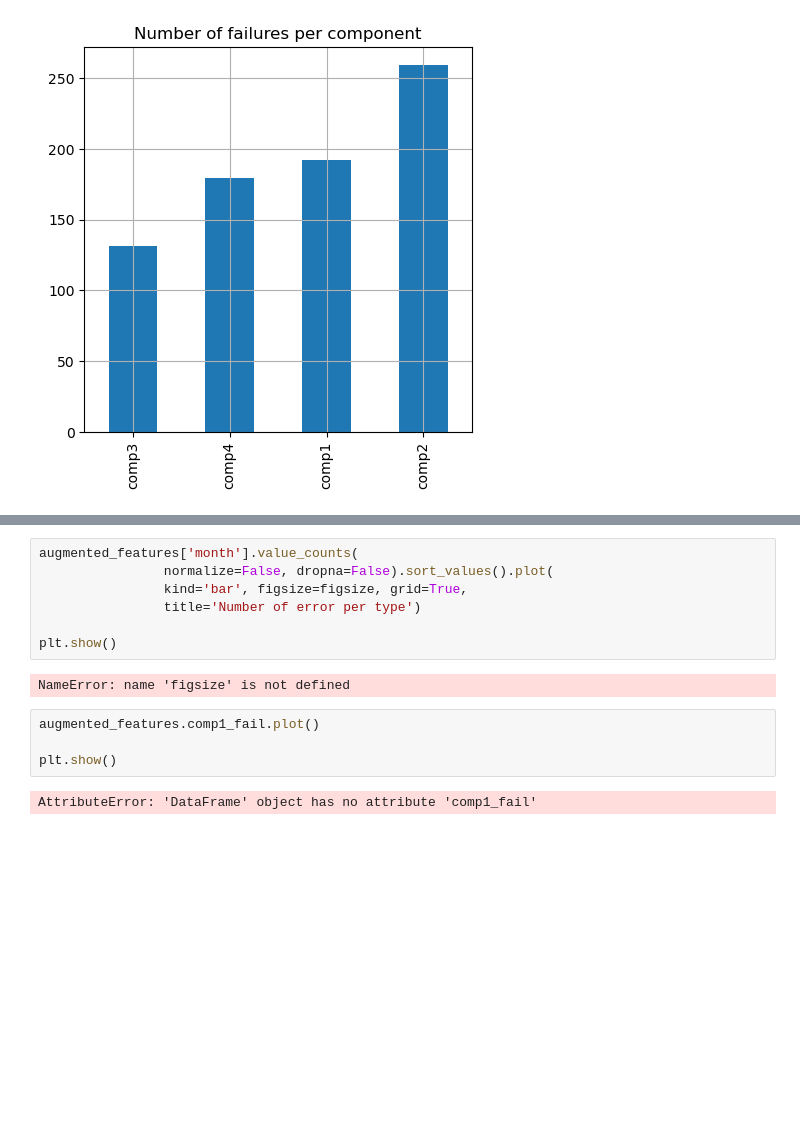
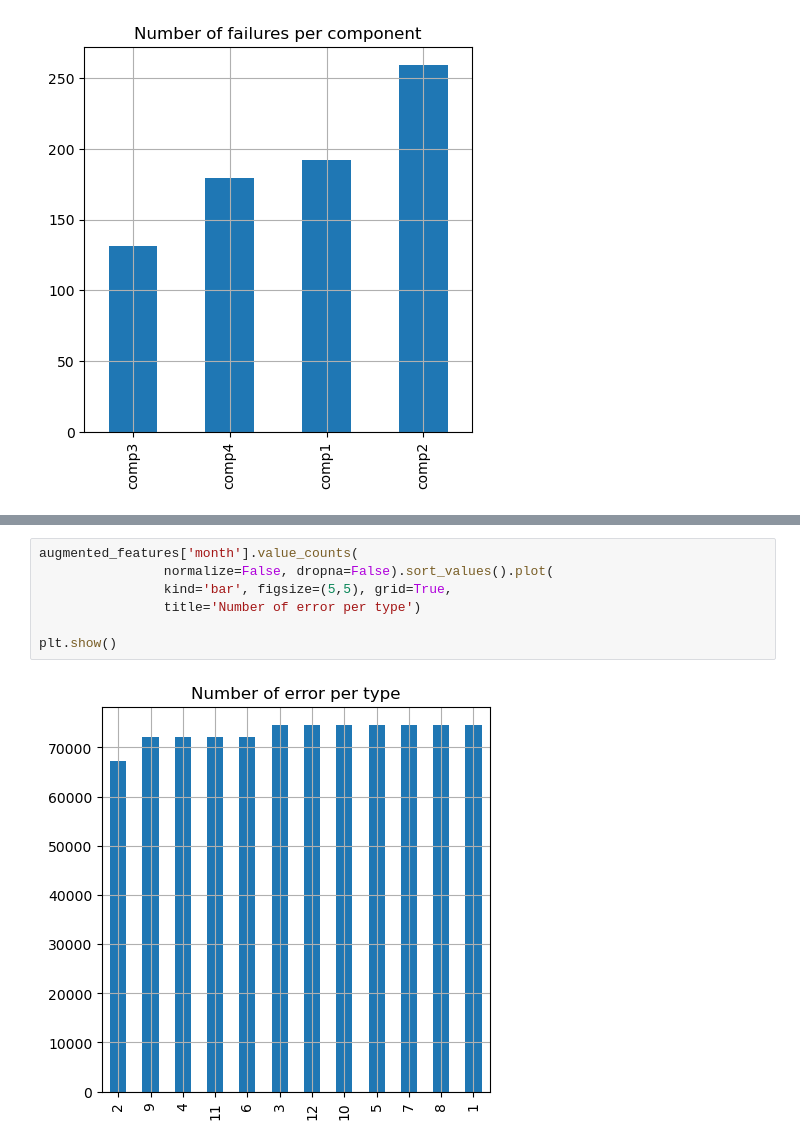
Before and after one commit to gpanagioto/-mbml-predictive-maintenance, a Jupyter notebook: notebooks/data_preparation.ipynb, the cells around one changed output, grey strips where cells are left out. Drawn from its saved outputs; the diff is of its cells as text; blank space fills up the shorter version.

```diff
--- a/notebooks/data_preparation.ipynb
+++ b/notebooks/data_preparation.ipynb
@@ -277,15 +331,9 @@ AttributeError: 'DataFrame' object has no attribute 'failure'
 # %%
 augmented_features['month'].value_counts(
                 normalize=False, dropna=False).sort_values().plot(
-                kind='bar', figsize=figsize, grid=True,
+                kind='bar', figsize=(5,5), grid=True,
                 title='Number of error per type')
 
 plt.show()
 # %% [output]
-NameError: name 'figsize' is not defined
+[figure, added]
-# %%
-augmented_features.comp1_fail.plot()
-
-plt.show()
-# %% [output]
-AttributeError: 'DataFrame' object has no attribute 'comp1_fail'
```
Also changed, not shown: parts of 9 cells of this notebook.
